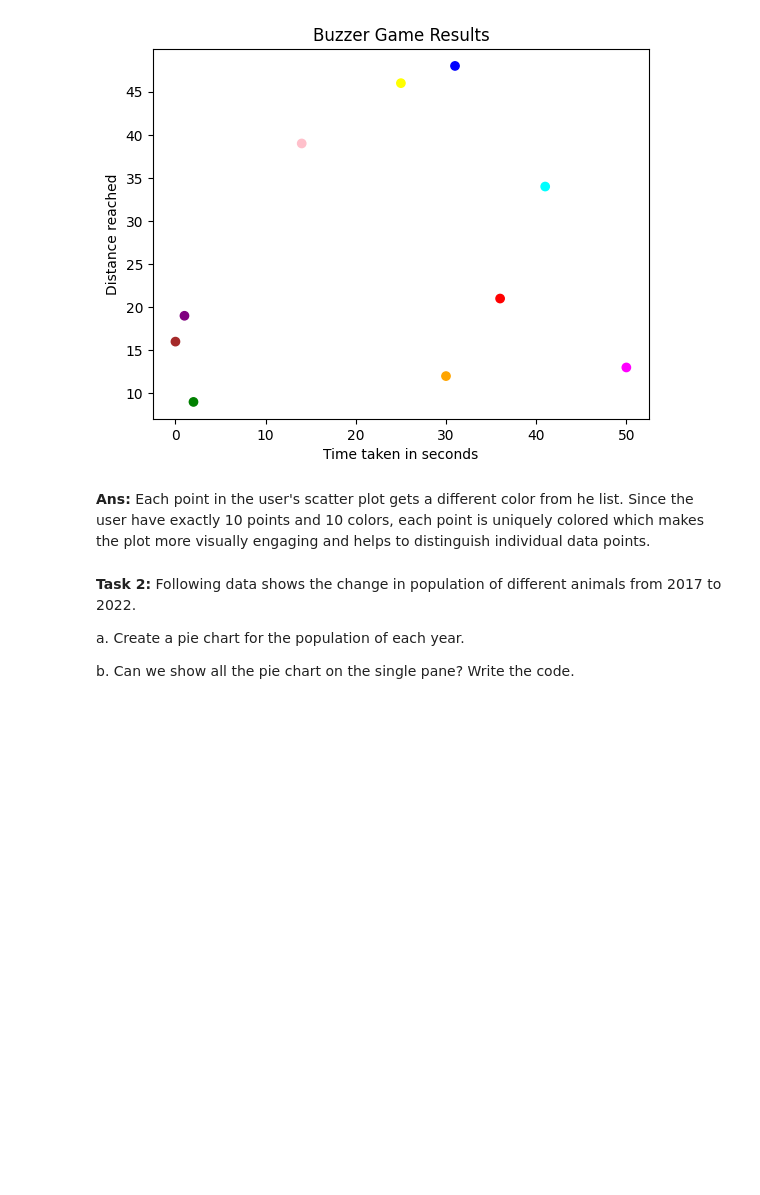
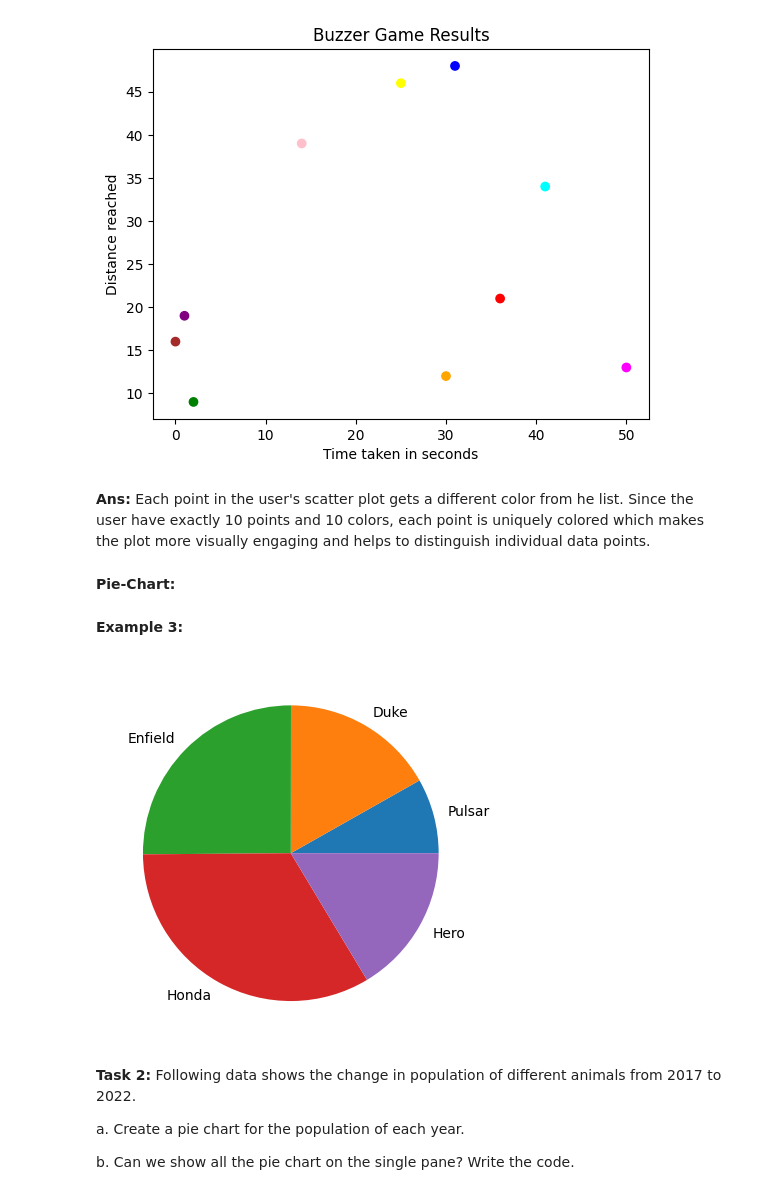
Before and after one commit to RAsikBIsta1581/ComputationalMathematicsWorkshop, a Jupyter notebook: ComputationalMathematicsWorkshop4.ipynb, the cells around one changed output. Cells and saved outputs as stored; diff of their text form; code cells hidden in the pictures; blank space fills up the shorter version.

```diff
--- a/ComputationalMathematicsWorkshop4.ipynb
+++ b/ComputationalMathematicsWorkshop4.ipynb
@@ -53,6 +81,18 @@ plt.show()
 [figure]
 # %% [markdown]
 **Ans:** Each point in the user's scatter plot gets a different color from he list. Since the user have exactly 10 points and 10 colors, each point is uniquely colored which makes the plot more visually engaging and helps to distinguish individual data points.
+# %% [markdown]
+**Pie-Chart:**
+# %% [markdown]
+**Example 3:**
+# %%
+import matplotlib.pyplot as plt
+y=[100,205,307,409,200]
+groups=['Pulsar','Duke','Enfield','Honda','Hero']
+plt.pie(y,labels=groups)
+plt.show()
+# %% [output]
+[figure, added]
 # %% [markdown]
 **Task 2:**
 Following data shows the change in population of different animals from 2017 to 2022.
```
Also changed, not shown: parts of 12 cells of this notebook.
